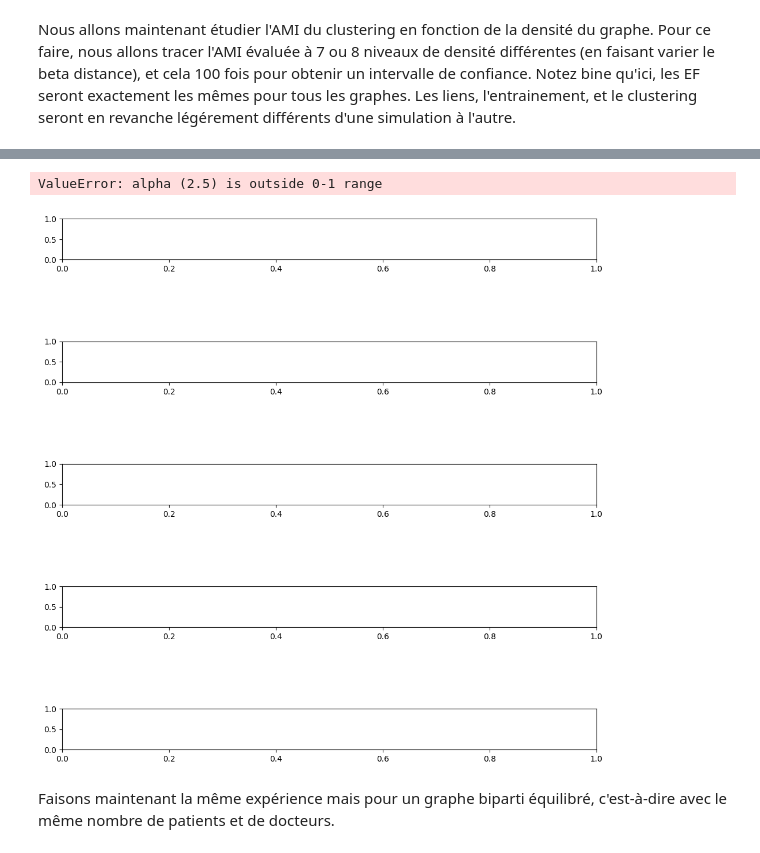
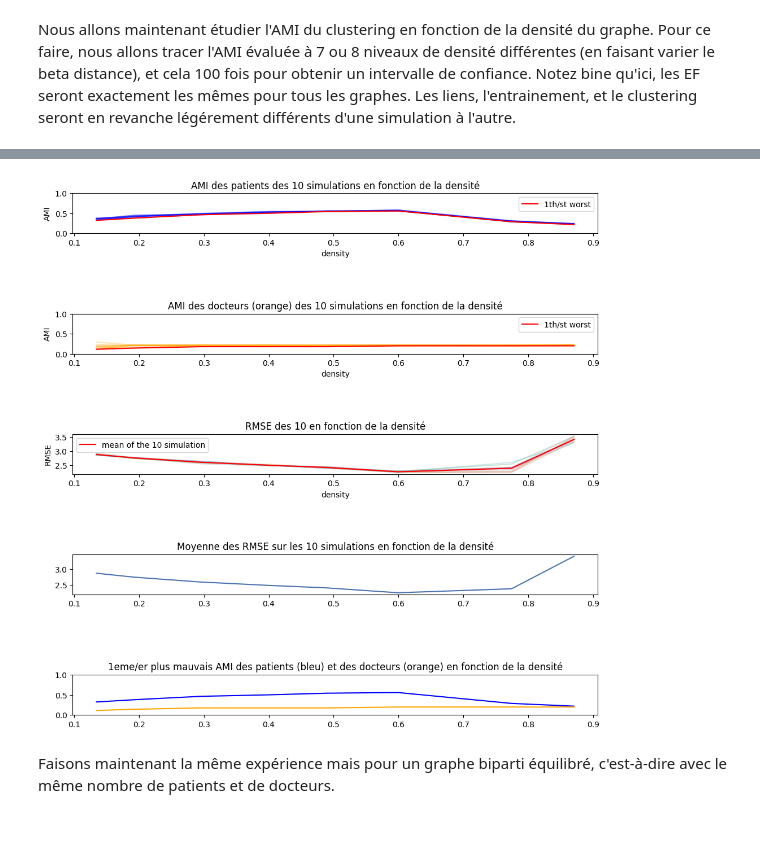
Before and after one commit to lecueguillaume/G4H_AKM_RS_NRS, a Jupyter notebook: Clustering_AKM_MF_1D.ipynb, the cells around one changed output, grey strips where cells are left out. Cells and saved outputs as stored; diff of their text form; code cells hidden in the pictures.

```diff
--- a/Clustering_AKM_MF_1D.ipynb
+++ b/Clustering_AKM_MF_1D.ipynb
@@ -429,10 +425,9 @@ KeyboardInterrupt:
 with open('matrix_simulation_ami.npy', 'rb') as f:
     matrix_simulation_ami = np.load(f)
 # %%
-density_ami_rmse_simulation.plot_hist_simulation_density_ami(matrix_simulation_ami,rank=8, n=100)
+density_ami_rmse_simulation.plot_hist_simulation_density_ami(matrix_simulation_ami,rank=8, n=10)
 # %% [output]
-ValueError: alpha (2.5) is outside 0-1 range
-[figure, old version]
+[figure, new version]
 # %% [markdown]
 Faisons maintenant la même expérience mais pour un graphe biparti équilibré, c'est-à-dire avec le même nombre de patients et de docteurs.
 # %%
```
Also changed, not shown: parts of 40 cells of this notebook, 1 other file.
